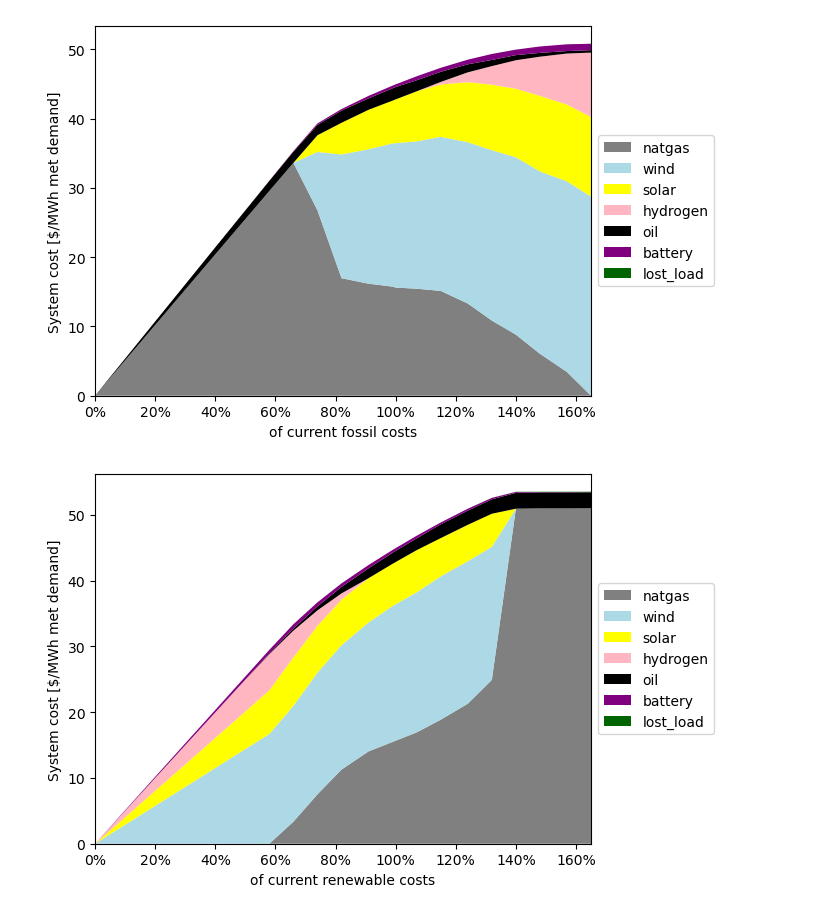
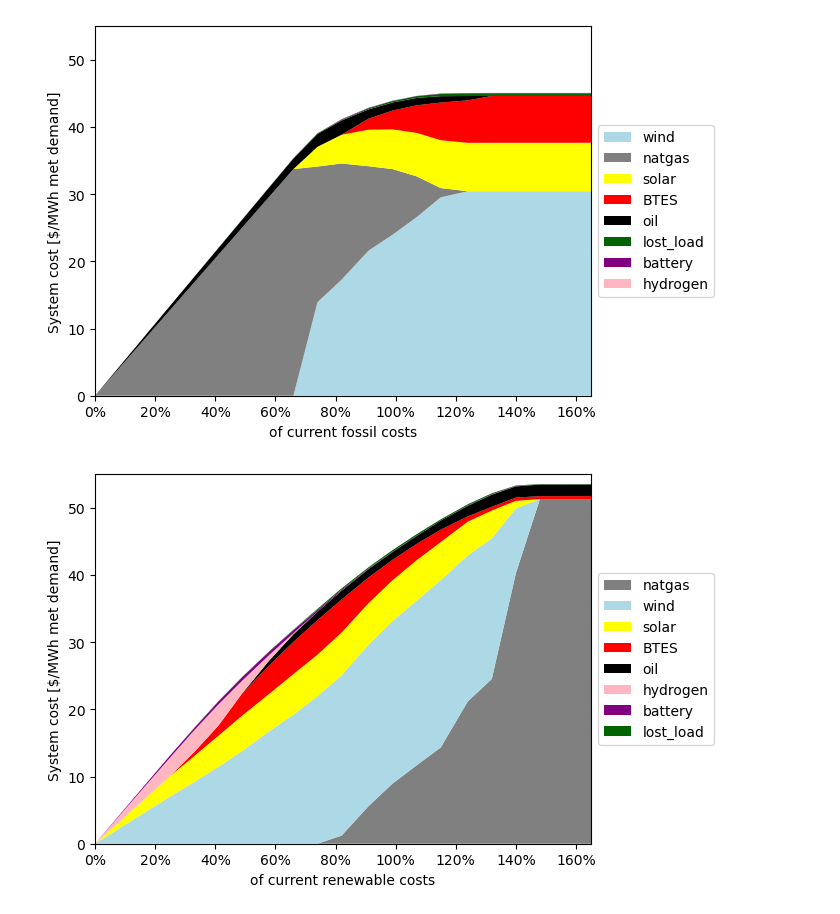
Before and after one commit to carnegie/clab_underground_th_storage, a Jupyter notebook: plot_results.ipynb, the cells around one changed output. Cells and saved outputs as stored; diff of their text form; code cells hidden in the pictures.

Commit message:
Improving figures

```diff
--- a/plot_results.ipynb
+++ b/plot_results.ipynb
@@ -5,7 +5,7 @@ import os
 import pandas as pd
 import numpy as np
 # %%
-data_path = 'output_data/btes_base_case_orca_no_btes/'
+data_path = 'output_data/btes_base_case_orca/'
 
 color_map = {
     'solar': 'yellow',
@@ -136,7 +136,7 @@ def plot_cost_scan(data_path, region, tech):
     plt.xticks(ticks=[0, 20, 40, 60, 80, 100, 120, 140, 160], labels=[str(i) + '%' for i in [0, 20, 40, 60, 80, 100, 120, 140, 160]])
     plt.ylabel('System cost [$/MWh met demand]')
     plt.xlim(0, 165)
-    plt.ylim(0, max([c.sum() for (b, c) in system_cost]) * 1.05)
+    plt.ylim(0, 55)
 
     # Add legend with unique names
     handles, labels = plt.gca().get_legend_handles_labels()
@@ -191,8 +191,8 @@ def make_storage_plots(data_file, cost, reg, scan_var):
     plt.ylim(-2, 2)
     plt.savefig('figures/{0}/dispatch_{1}_{2}.pdf'.format(reg, scan_var.split(" ")[0], cost), bbox_inches='tight')
 # %%
-for tech in ['fossil', 'renewable']: #'BTES',
+for tech in ['fossil', 'renewable','BTES']:
     plot_cost_scan(data_path, "conus", tech)
 # %% [output]
-[figure, old version]
+[figure, new version]
-[figure, old version]
+[figure, new version]
```
Also changed, not shown: parts of 3 cells of this notebook, 2 other files.
